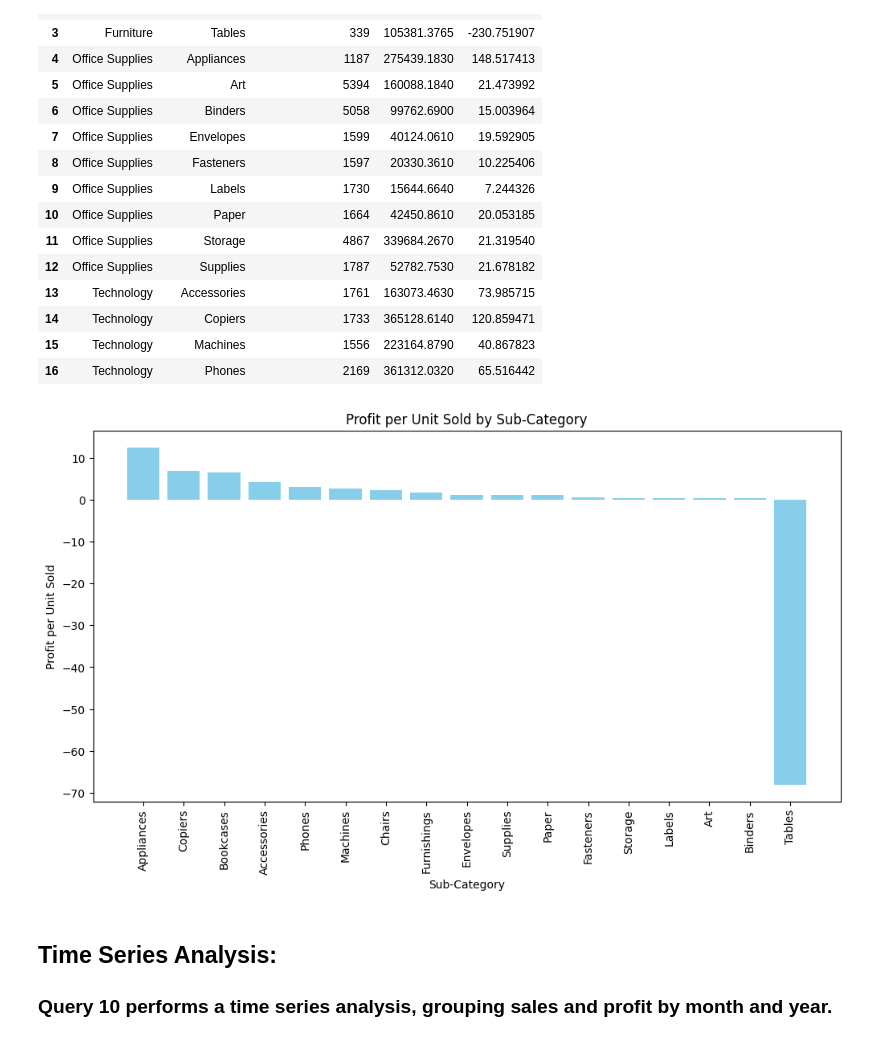
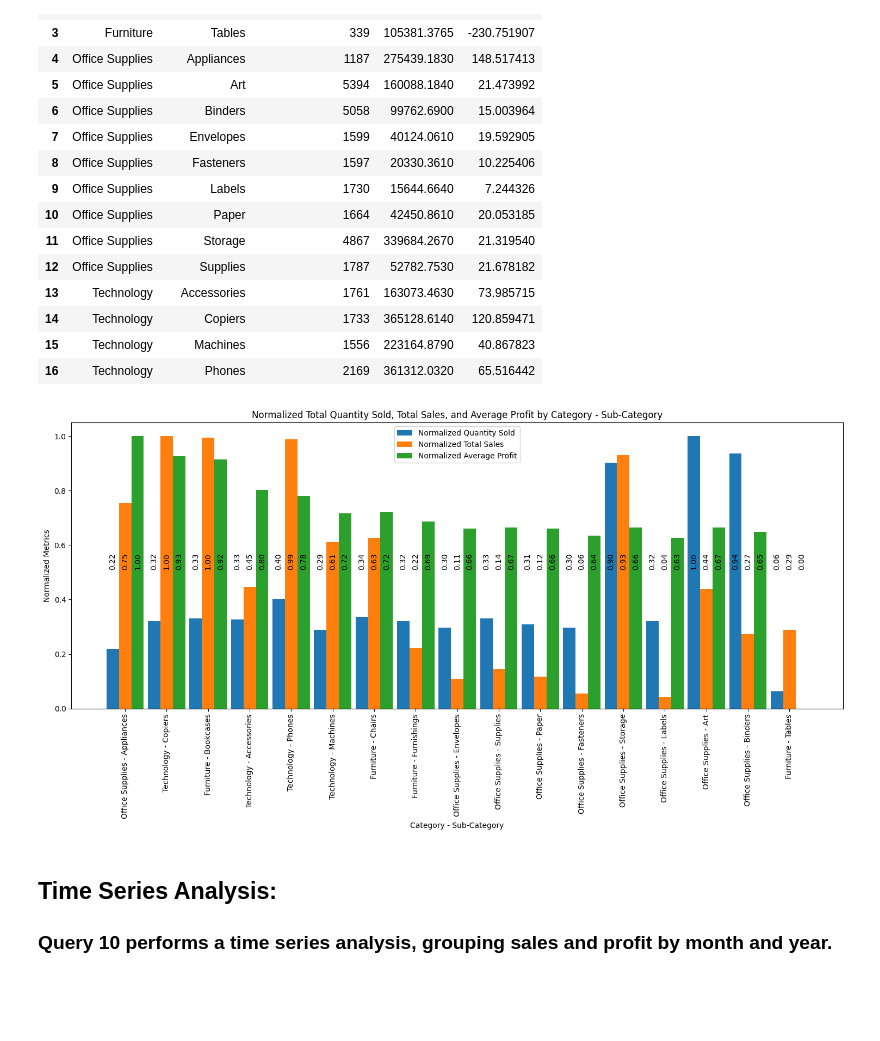
Before and after one commit to analyst-ankita/EU-Superstore-Analysis, a Jupyter notebook: superstore-analysis.ipynb, the cells around one changed output. Saved outputs shown, nothing was run; the diff lists cells and outputs as text; code cells hidden in the pictures; blank space fills up the shorter version.

```diff
--- a/superstore-analysis.ipynb
+++ b/superstore-analysis.ipynb
@@ -409,25 +417,64 @@ result_product_analysis
 | 14 | Technology | Copiers | 1733 | 365128.6140 | 120.859471 |
 | 15 | Technology | Machines | 1556 | 223164.8790 | 40.867823 |
 | 16 | Technology | Phones | 2169 | 361312.0320 | 65.516442 |
-# %%
-
-# Calculate "profit per unit sold" as a combination of demand and margin
-result_product_analysis['Profit per Unit Sold'] = (result_product_analysis['avg_profit'] / result_product_analysis['total_quantity_sold'])*100
-
-# Sort the result by "Profit per Unit Sold" to identify high-profit, high-demand products
-result_product_analysis = result_product_analysis.sort_values(by='Profit per Unit Sold', ascending=False)
-
-# Create a bar chart to visualize product categories and sub-categories based on "Profit per Unit Sold"
-plt.figure(figsize=(12, 6))
-plt.bar(result_product_analysis['Sub-Category'], result_product_analysis['Profit per Unit Sold'], color='skyblue')
-plt.xlabel('Sub-Category')
-plt.ylabel('Profit per Unit Sold')
-plt.title('Profit per Unit Sold by Sub-Category')
-plt.xticks(rotation=90)
-
-plt.show()
-# %% [output]
-[figure, removed]
+# %%
+# Number of categories and subcategories
+num_categories = len(result_product_analysis)
+
+# Normalize the variables (total quantity sold, total sales, and average profit) within each category
+normalized_quantity = result_product_analysis['total_quantity_sold'] / result_product_analysis['total_quantity_sold'].max()
+normalized_sales = result_product_analysis['total_sales'] / result_product_analysis['total_sales'].max()
+normalized_profit = (result_product_analysis['avg_profit'] - result_product_analysis['avg_profit'].min()) / (result_product_analysis['avg_profit'].max() - result_product_analysis['avg_profit'].min())
+
+x = np.arange(num_categories)
+bar_width = 0.3
+
+# Create a figure and axis
+fig, ax = plt.subplots(figsize=(15, 8))
+
+# Bar width
+bar_width = 0.3
+
+# Bar positions
+bar1 = np.arange(num_categories)
+bar2 = [bar + bar_width for bar in bar1]
+bar3 = [bar + bar_width for bar in bar2]
+
+# Plot normalized total quantity sold
+rects1 = ax.bar(bar1, normalized_quantity, bar_width, label='Normalized Quantity Sold')
+
+# Plot normalized total sales
+rects2 = ax.bar(bar2, normalized_sales, bar_width, label='Normalized Total Sales')
+
+# Plot normalized average profit
+rects3 = ax.bar(bar3, normalized_profit, bar_width, label='Normalized Average Profit')
+
+# Set x-axis labels
+ax.set_xticks([bar + bar_width for bar in bar1])
+ax.set_xticklabels(result_product_analysis['Category - Sub-Category'], rotation=90)
+
+# Annotate values inside the bars
+def annotate_bars(rects, labels):
+    for rect, label in zip(rects, labels):
+        width = rect.get_width()
+        ax.annotate(f'{label:.2f}', xy=(rect.get_x() + width / 2, 0.5), xycoords='data', xytext=(0, 3), textcoords="offset points", ha='center', va='bottom', rotation=90)
+
+annotate_bars(rects1, normalized_quantity)
+annotate_bars(rects2, normalized_sales)
+annotate_bars(rects3, normalized_profit)
+
+# Set labels and title
+ax.set_xlabel('Category - Sub-Category')
+ax.set_ylabel('Normalized Metrics')
+ax.set_title('Normalized Total Quantity Sold, Total Sales, and Average Profit by Category - Sub-Category')
+
+# Show legend
+ax.legend()
+
+plt.tight_layout()
+plt.show()
+# %% [output]
+[figure, added]
 # %% [markdown]
 ## Time Series Analysis:
 
```
Also changed, not shown: parts of 16 cells of this notebook.
